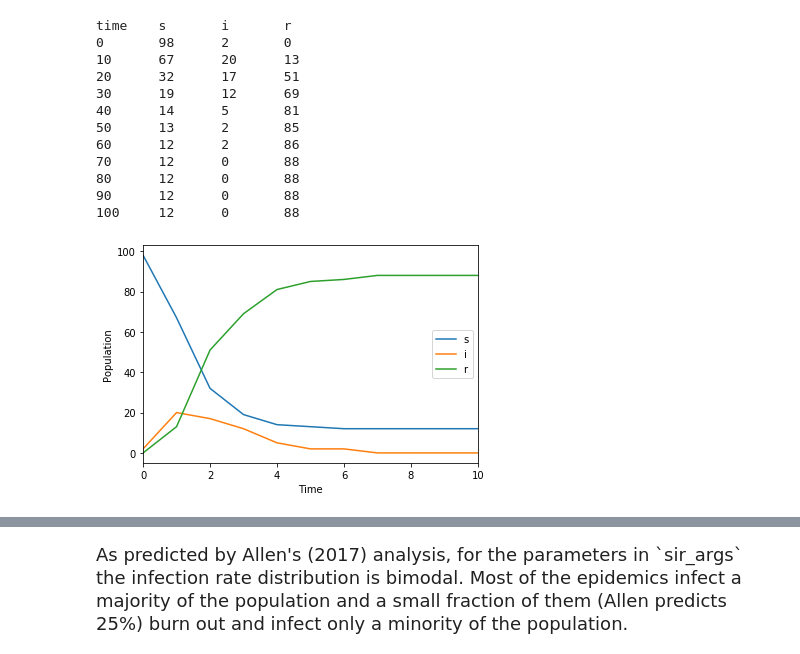
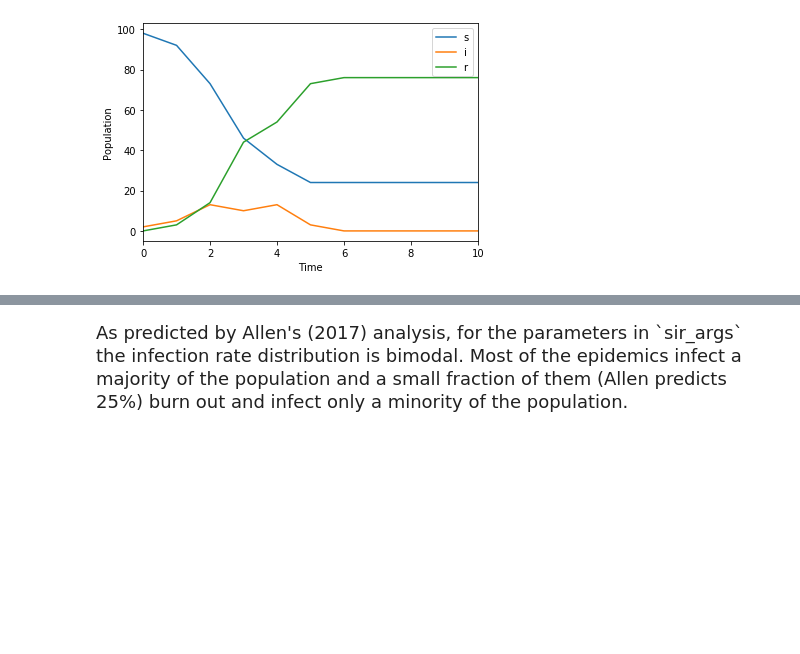
Before and after one commit to KarrLab/de_sim, a Jupyter notebook: de_sim/examples/jupyter_examples_for_talk/3. An epidemic model using DE-Sim.ipynb, the cells around one changed output, grey strips where cells are left out. Cells and saved outputs as stored; diff of their text form; code cells hidden in the pictures; blank space fills up the shorter version.

```diff
--- a/de_sim/examples/jupyter_examples_for_talk/3. An epidemic model using DE-Sim.ipynb
+++ b/de_sim/examples/jupyter_examples_for_talk/3. An epidemic model using DE-Sim.ipynb
@@ -64,10 +64,7 @@ import de_sim
 
 class TransitionMessage(de_sim.EventMessage):
     "Message for all model transitions"
-    msg_field_names = ['transition_type']
-
-class RecordTrajectory(de_sim.EventMessage):
-    "Record trajectory"
+    attributes = ['transition_type']
 
 
 class StateTransitionType(enum.Enum):
@@ -77,7 +74,7 @@ class StateTransitionType(enum.Enum):
     i_to_r = enum.auto()   # Transition from Infectious to Recovered
 
 
-MESSAGE_TYPES = [TransitionMessage, RecordTrajectory]
+MESSAGE_TYPES = [TransitionMessage]
 # %% [markdown]
 ![gray_line](gray_horiz_line.svg)
 <font size="4">
@@ -113,7 +110,6 @@ class SIR(de_sim.SimulationObject):
     def init_before_run(self):
         """ Send the initial events, and record the initial state. """
         self.schedule_next_event()
-        self.record_trajectory(None)
 
     def schedule_next_event(self):
         """ Schedule the next SIR event """
@@ -140,12 +136,7 @@ class SIR(de_sim.SimulationObject):
             self.i -= 1
         self.schedule_next_event()
 
-    def record_trajectory(self, event):
-        """ Add another record to the SIR history event """
-        self.history.append(dict(time=self.time, s=self.s, i=self.i))
-        self.send_event(self.recording_period, self, RecordTrajectory())
+    event_handlers = [(TransitionMessage, 'handle_state_transition')]
 
-    event_handlers = [(TransitionMessage, 'handle_state_transition'),
-                      (RecordTrajectory, 'record_trajectory')]
     # register the message types sent
     messages_sent = MESSAGE_TYPES
@@ -204,35 +240,26 @@ We use parameters from Allen (2017), and print and plot the trajectory of a sing
 Since the model is stochastic, each run produces a different trajectory.
     </font>
 # %%
+import tempfile
+
 sir_args = dict(name='sir',
                 s=98,
                 i=2,
                 N=100,
                 beta=0.3,
                 gamma=0.15,
                 recording_period=10)
-sir = RunSIR.main(100, **sir_args)
+with tempfile.TemporaryDirectory() as tmpdirname:
+    run_sir = RunSIR(tmpdirname)
+    run_sir.simulate(100, **sir_args)
 
-# print and plot an epidemic's predicted trajectory
-RunSIR.print_history(sir)
-sir_data_frame = RunSIR.history_to_dataframe(sir)
-axes = sir_data_frame.plot()
-axes.set_xlabel("Time")
-rv = axes.set_ylabel("Population")
+    # print and plot an epidemic's predicted trajectory
+    sir_data_frame = run_sir.history_to_dataframe()
+    axes = sir_data_frame.plot()
+    axes.set_xlabel("Time")
+    rv = axes.set_ylabel("Population")
 # %% [output]
-time    s       i       r
-0       98      2       0
-10      67      20      13
-20      32      17      51
-30      19      12      69
-40      14      5       81
-50      13      2       85
-60      12      2       86
-70      12      0       88
-80      12      0       88
-90      12      0       88
-100     12      0       88
-[figure, old version]
+[figure, new version]
 # %% [markdown]
 ![gray_line](gray_horiz_line.svg)
 <font size="4">
```
Also changed, not shown: parts of 4 cells of this notebook, 2 other files.
